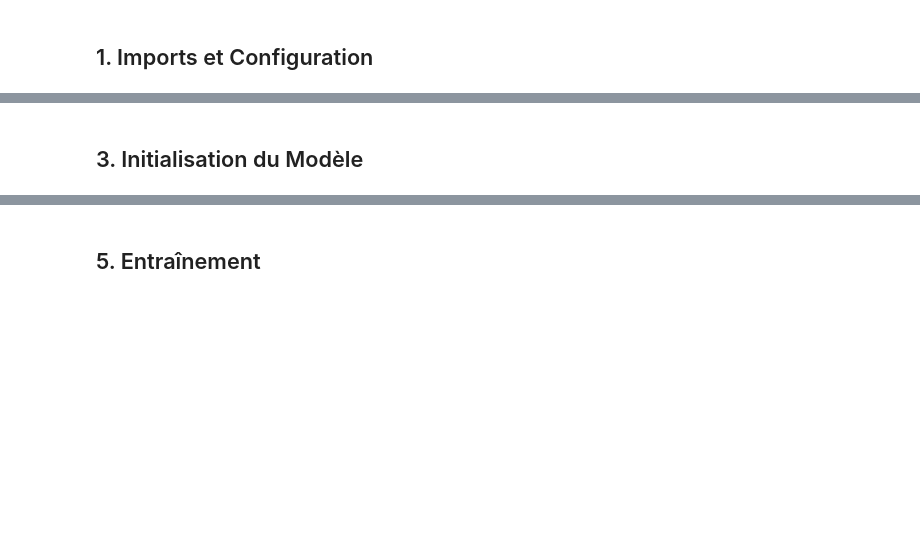
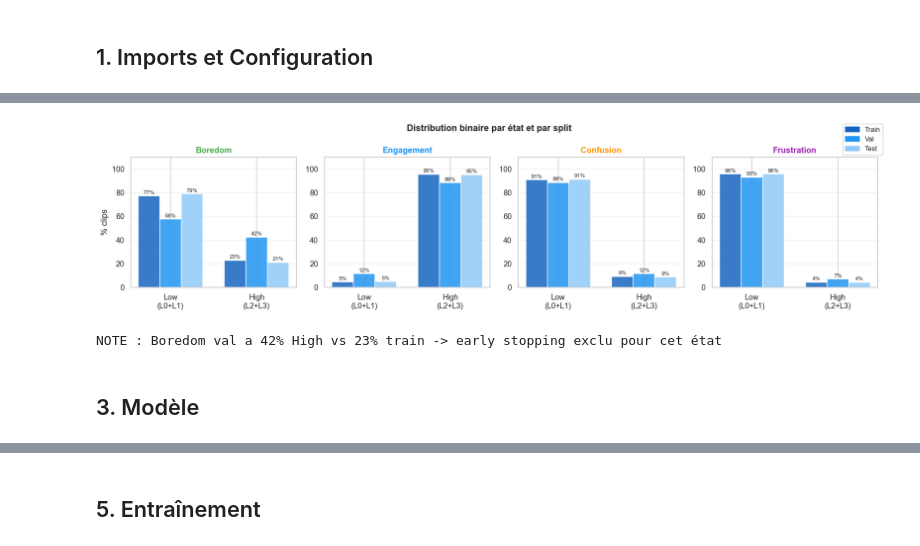
Before and after one commit to GamaSpeed/E-Emotion-Detection, a Jupyter notebook: notebooks/02_training_evaluation.ipynb, the cells around one changed output, grey strips where cells are left out. Saved outputs shown, nothing was run; the diff lists cells and outputs as text; code cells hidden in the pictures; blank space fills up the shorter version.

```diff
--- a/notebooks/02_training_evaluation.ipynb
+++ b/notebooks/02_training_evaluation.ipynb
@@ -75,19 +97,0 @@ print(f"MLflow → DagsHub | {mlflow.get_tracking_uri()[:50]}...")
-# %%
-# Chargement de la configuration
-config = load_config('../configs/config.yaml')
-
-STATES = config['labels']['names']
-LEVELS = config['labels']['levels']
-
-os.makedirs(config['paths']['checkpoint_dir'], exist_ok=True)
-os.makedirs(config['paths']['figures_dir'],    exist_ok=True)
-os.makedirs(config['paths']['log_dir'],        exist_ok=True)
-
-print('\nHyperparamètres clés :')
-print(f"  Batch size    : {config['training']['batch_size']}")
-print(f"  Accum. steps  : {config['training']['accumulation_steps']}  = batch effectif = {config['training']['batch_size']*config['training']['accumulation_steps']}")
-print(f"  Learning rate : {config['training']['learning_rate']}")
-print(f"  Epochs        : {config['training']['epochs']}")
-print(f"  Hidden size   : {config['model']['hidden_size']}")
-print(f"  N frames      : {config['dataset']['n_frames']}")
-print(f"  Mixed Prec.   : {config['training']['mixed_precision']}")
@@ -191,4 +151,41 @@ Test loader  : 223 batches
+# %%
+# ── Graphe 1 : Distribution des classes par split ─────────────────────────────
+fig, axes = plt.subplots(1, 4, figsize=(16, 4))
+splits = [('Train', train_dataset.df), ('Val', val_dataset.df), ('Test', test_dataset.df)]
+split_colors = ['#1565C0', '#2196F3', '#90CAF9']
+
+for i, state in enumerate(STATES):
+    ax = axes[i]
+    x  = np.arange(2)
+    width = 0.25
+    for j, (name, df) in enumerate(splits):
+        binary = (df[state].values >= 2).astype(int)
+        counts = np.bincount(binary, minlength=2)
+        pcts   = counts / counts.sum() * 100
+        bars = ax.bar(x + j*width, pcts, width, label=name if i==0 else '',
+                      color=split_colors[j], alpha=0.85)
+        for bar, pct in zip(bars, pcts):
+            ax.text(bar.get_x()+bar.get_width()/2, bar.get_height()+0.5,
+                    f'{pct:.0f}%', ha='center', va='bottom', fontsize=8)
+    ax.set_xticks(x + width)
+    ax.set_xticklabels(['Low\n(L0+L1)', 'High\n(L2+L3)'])
+    ax.set_title(state, fontweight='bold', color=COLORS[state])
+    ax.set_ylabel('% clips' if i==0 else '')
+    ax.set_ylim(0, 110)
+    ax.grid(axis='y', alpha=0.3)
+
+handles = [mpatches.Patch(color=split_colors[j], label=n) for j,(n,_) in enumerate(splits)]
+fig.legend(handles=handles, loc='upper right', bbox_to_anchor=(1.0, 1.0), fontsize=10)
+fig.suptitle('Distribution binaire par état et par split', fontsize=13, fontweight='bold')
+plt.tight_layout()
+plt.savefig(os.path.join(config['paths']['figures_dir'], 'distribution_binaire.png'),
+            dpi=150, bbox_inches='tight')
+plt.show()
+print('NOTE : Boredom val a 42% High vs 23% train -> early stopping exclu pour cet état')
+# %% [output]
+[figure, added]
+NOTE : Boredom val a 42% High vs 23% train -> early stopping exclu pour cet état
 # %% [markdown]
-## 3. Initialisation du Modèle
+## 3. Modèle
 # %%
 model = EmotionModel(
```
Also changed, not shown: parts of 44 cells of this notebook, 17 other files.
